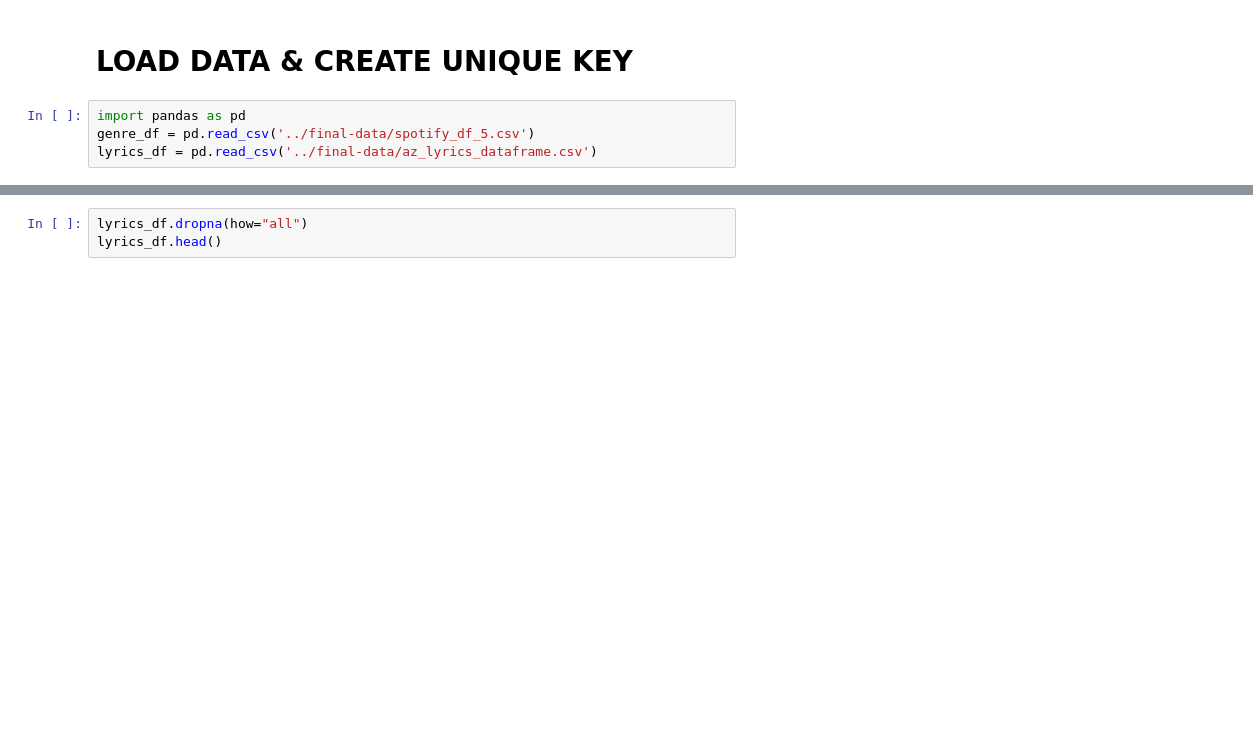
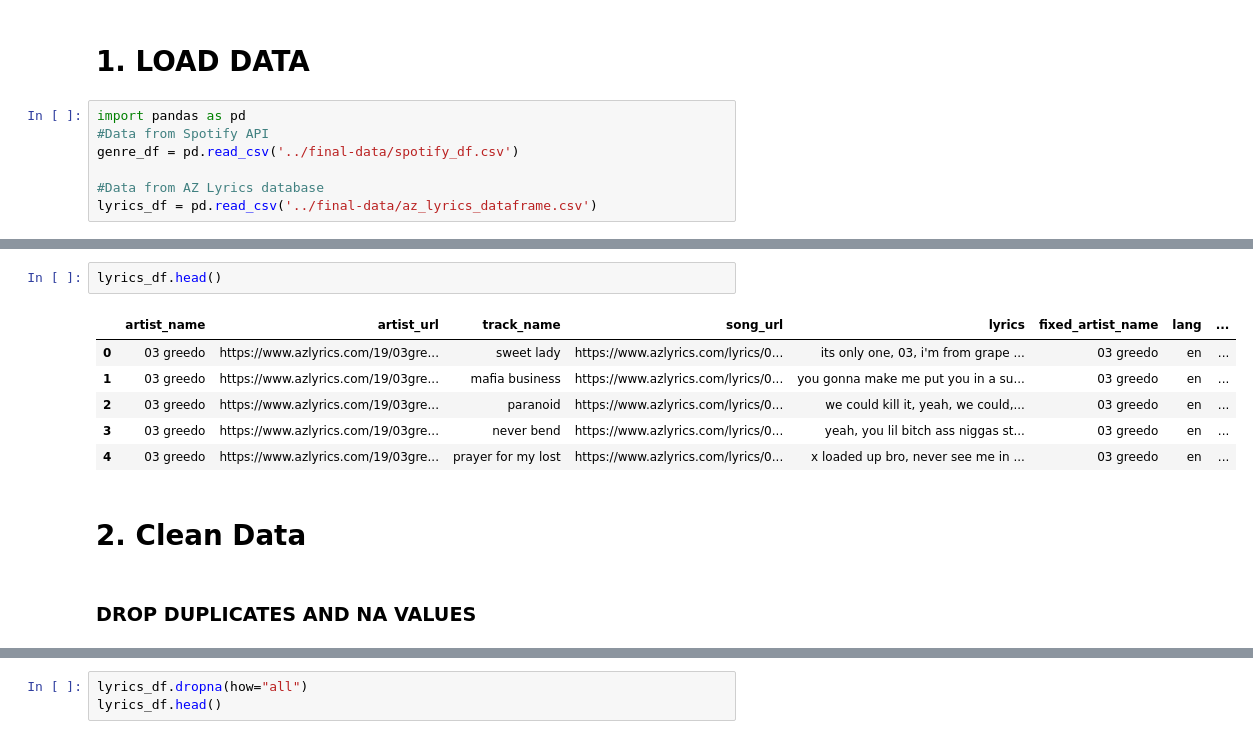
Before and after one commit to etarakci/music-genre-prediction, a Jupyter notebook: merge_data_new.ipynb, the cells around one changed output, grey strips where cells are left out. Drawn from its saved outputs; the diff is of its cells as text; blank space fills up the shorter version.

```diff
--- a/merge_data_new.ipynb
+++ b/merge_data_new.ipynb
@@ -1,8 +1,11 @@
 # %% [markdown]
-# LOAD DATA & CREATE UNIQUE KEY
+# 1. LOAD DATA
 # %%
 import pandas as pd
-genre_df = pd.read_csv('../final-data/spotify_df_5.csv')
+#Data from Spotify API
+genre_df = pd.read_csv('../final-data/spotify_df.csv')
+
+#Data from AZ Lyrics database
 lyrics_df = pd.read_csv('../final-data/az_lyrics_dataframe.csv')
 # %%
 genre_df.head()
@@ -13,5 +16,18 @@ genre_df.head()
 | 2 | johann sebastian bach | cello suite no. 1 in g major, bwv... | 61dYvvfIRtIDFuqZypPAta | https://open.spotify.com/artist/5... | https://open.spotify.com/track/61... | classical | 0.257 | 0.10900 | ... |
 | 3 | camille saint-saëns | the carnival of the animals, r. 1... | 0jOnZhF75V68VsBObWx2XO | https://open.spotify.com/artist/4... | https://open.spotify.com/track/0j... | classical | 0.169 | 0.01610 | ... |
 | 4 | ludwig van beethoven | sonata no. 14 "moonlight" in c-sh... | 3DNRdudZ2SstnDCVKFdXxG | https://open.spotify.com/artist/2... | https://open.spotify.com/track/3D... | classical | 0.184 | 0.00527 | ... |
+# %%
+lyrics_df.head()
+# %% [output]
+|  | artist_name | artist_url | track_name | song_url | lyrics | fixed_artist_name | lang | ... |
+| 0 | 03 greedo | https://www.azlyrics.com/19/03gre... | sweet lady | https://www.azlyrics.com/lyrics/0... | its only one, 03, i'm from grape ... | 03 greedo | en | ... |
+| 1 | 03 greedo | https://www.azlyrics.com/19/03gre... | mafia business | https://www.azlyrics.com/lyrics/0... | you gonna make me put you in a su... | 03 greedo | en | ... |
+| 2 | 03 greedo | https://www.azlyrics.com/19/03gre... | paranoid | https://www.azlyrics.com/lyrics/0... | we could kill it, yeah, we could,... | 03 greedo | en | ... |
+| 3 | 03 greedo | https://www.azlyrics.com/19/03gre... | never bend | https://www.azlyrics.com/lyrics/0... | yeah, you lil bitch ass niggas st... | 03 greedo | en | ... |
+| 4 | 03 greedo | https://www.azlyrics.com/19/03gre... | prayer for my lost | https://www.azlyrics.com/lyrics/0... | x loaded up bro, never see me in ... | 03 greedo | en | ... |
+# %% [markdown]
+# 2. Clean Data
+# %% [markdown]
+### DROP DUPLICATES AND NA VALUES
 # %%
 genre_df.drop_duplicates(subset=['artist_name','track_name'],inplace=True)
```
Also changed, not shown: parts of 16 cells of this notebook, 1 other file.
